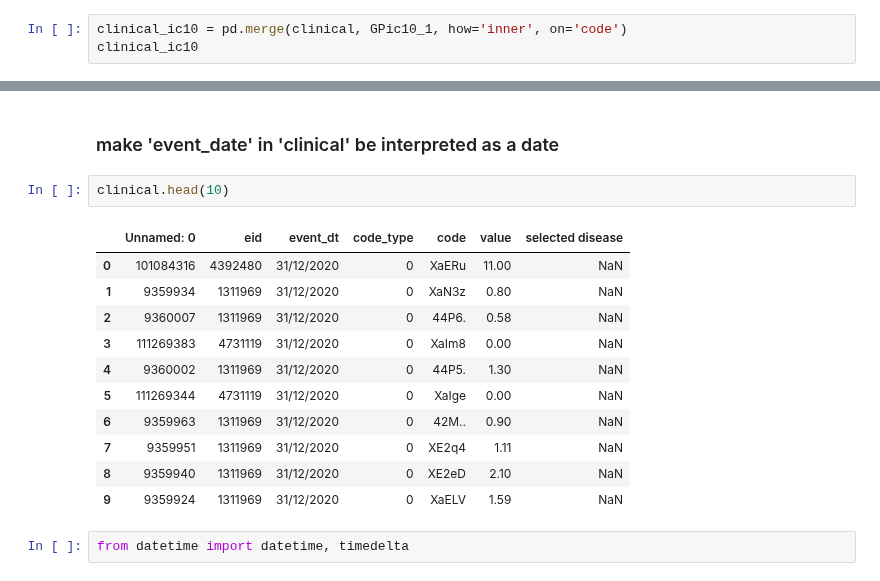
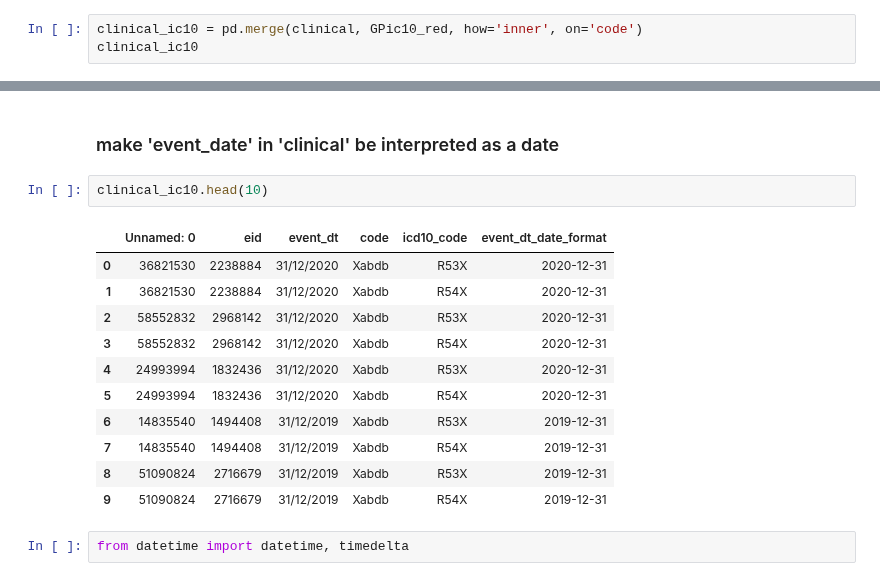
Before and after one commit to MonicaMueller/big-data-final-project, a Jupyter notebook: Project_vaccine_comorbidities.ipynb, the cells around one changed output, grey strips where cells are left out. Saved outputs shown, nothing was run; the diff lists cells and outputs as text.

```diff
--- a/Project_vaccine_comorbidities.ipynb
+++ b/Project_vaccine_comorbidities.ipynb
@@ -132,6 +132,6 @@ GPic10_red.head()
 | 3 | 1232. | Z831 |
 | 4 | 1233. | Z831 |
 # %%
-clinical_ic10 = pd.merge(clinical, GPic10_1, how='inner', on='code')
+clinical_ic10 = pd.merge(clinical, GPic10_red, how='inner', on='code')
 clinical_ic10
 # %% [output]
@@ -290,19 +295,19 @@ clinical[mask_vac_clin]
 # %% [markdown]
 ### make 'event_date' in 'clinical' be interpreted as a date
 # %%
-clinical.head(10)
+clinical_ic10.head(10)
 # %% [output]
-|  | Unnamed: 0 | eid | event_dt | code_type | code | value | selected disease |
-| 0 | 101084316 | 4392480 | 31/12/2020 | 0 | XaERu | 11.00 | NaN |
-| 1 | 9359934 | 1311969 | 31/12/2020 | 0 | XaN3z | 0.80 | NaN |
-| 2 | 9360007 | 1311969 | 31/12/2020 | 0 | 44P6. | 0.58 | NaN |
-| 3 | 111269383 | 4731119 | 31/12/2020 | 0 | XaIm8 | 0.00 | NaN |
-| 4 | 9360002 | 1311969 | 31/12/2020 | 0 | 44P5. | 1.30 | NaN |
-| 5 | 111269344 | 4731119 | 31/12/2020 | 0 | XaIge | 0.00 | NaN |
-| 6 | 9359963 | 1311969 | 31/12/2020 | 0 | 42M.. | 0.90 | NaN |
-| 7 | 9359951 | 1311969 | 31/12/2020 | 0 | XE2q4 | 1.11 | NaN |
-| 8 | 9359940 | 1311969 | 31/12/2020 | 0 | XE2eD | 2.10 | NaN |
-| 9 | 9359924 | 1311969 | 31/12/2020 | 0 | XaELV | 1.59 | NaN |
+|  | Unnamed: 0 | eid | event_dt | code | icd10_code | event_dt_date_format |
+| 0 | 36821530 | 2238884 | 31/12/2020 | Xabdb | R53X | 2020-12-31 |
+| 1 | 36821530 | 2238884 | 31/12/2020 | Xabdb | R54X | 2020-12-31 |
+| 2 | 58552832 | 2968142 | 31/12/2020 | Xabdb | R53X | 2020-12-31 |
+| 3 | 58552832 | 2968142 | 31/12/2020 | Xabdb | R54X | 2020-12-31 |
+| 4 | 24993994 | 1832436 | 31/12/2020 | Xabdb | R53X | 2020-12-31 |
+| 5 | 24993994 | 1832436 | 31/12/2020 | Xabdb | R54X | 2020-12-31 |
+| 6 | 14835540 | 1494408 | 31/12/2019 | Xabdb | R53X | 2019-12-31 |
+| 7 | 14835540 | 1494408 | 31/12/2019 | Xabdb | R54X | 2019-12-31 |
+| 8 | 51090824 | 2716679 | 31/12/2019 | Xabdb | R53X | 2019-12-31 |
+| 9 | 51090824 | 2716679 | 31/12/2019 | Xabdb | R54X | 2019-12-31 |
 # %%
 from datetime import datetime, timedelta
 # %%
```
Also changed, not shown: parts of 13 cells of this notebook.
